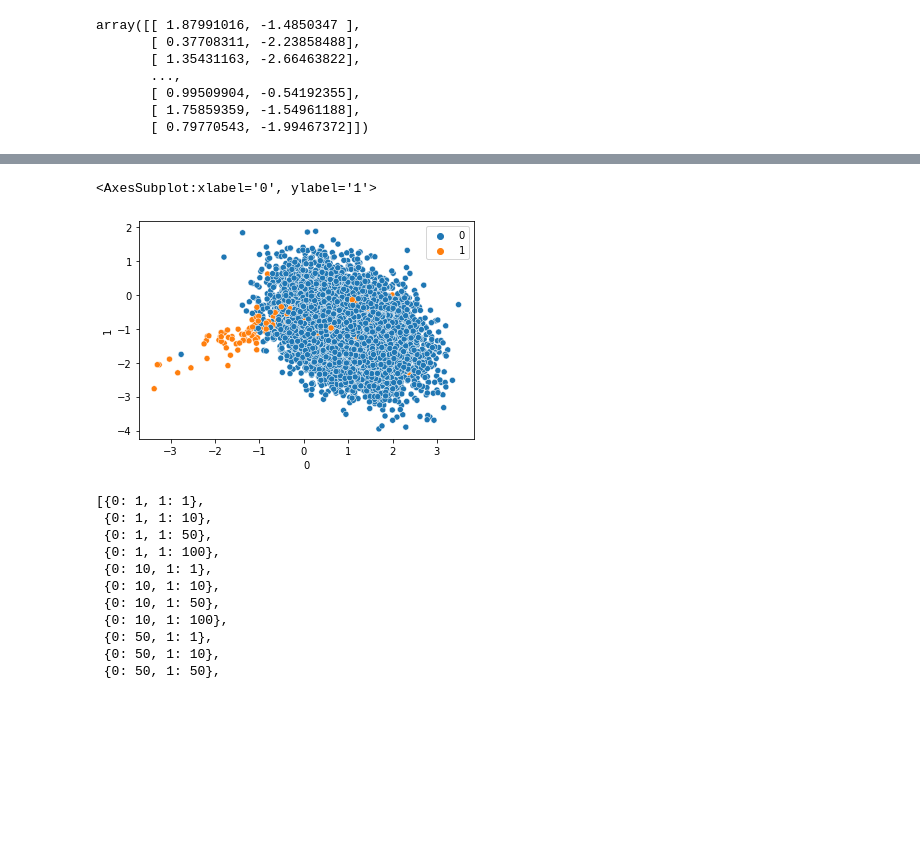
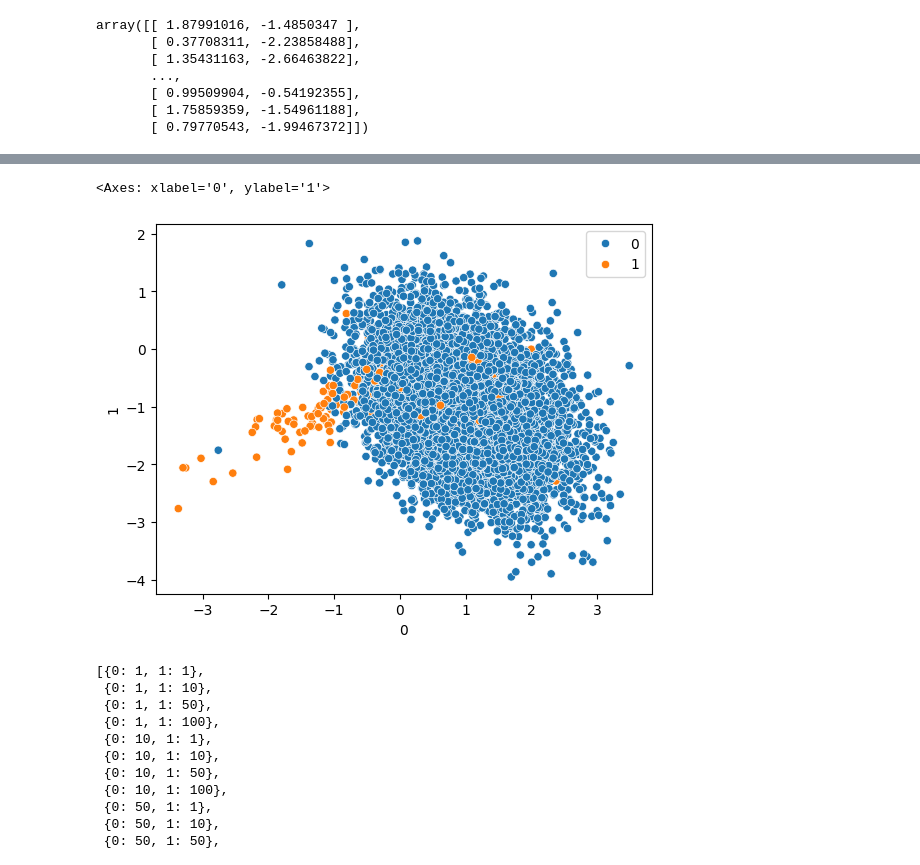
Before and after one commit to saromaddy/DS, a Jupyter notebook: Logistic Regression/Logistic+Regression+Implementation.ipynb, the cells around one changed output, grey strips where cells are left out. Saved outputs shown, nothing was run; the diff lists cells and outputs as text; code cells hidden in the pictures; blank space fills up the shorter version.

Commit message:
data

```diff
--- a/Logistic Regression/Logistic+Regression+Implementation.ipynb
+++ b/Logistic Regression/Logistic+Regression+Implementation.ipynb
@@ -353,10 +353,11 @@ Counter({0: 9846, 1: 154})
 import seaborn as sns
 # %%
 import pandas as pd
-sns.scatterplot(pd.DataFrame(X)[0],pd.DataFrame(X)[1],hue=y)
+# sns.scatterplot(pd.DataFrame(X)[0],pd.DataFrame(X)[1],hue=y)
+sns.scatterplot(x=pd.DataFrame(X)[0], y=pd.DataFrame(X)[1], hue=y)
 # %% [output]
-<AxesSubplot:xlabel='0', ylabel='1'>
+<Axes: xlabel='0', ylabel='1'>
-[figure, old version]
+[figure, new version]
 # %%
 ## Split the dataset into train and test
 from sklearn.model_selection import train_test_split
```
Also changed, not shown: parts of 7 cells of this notebook.
